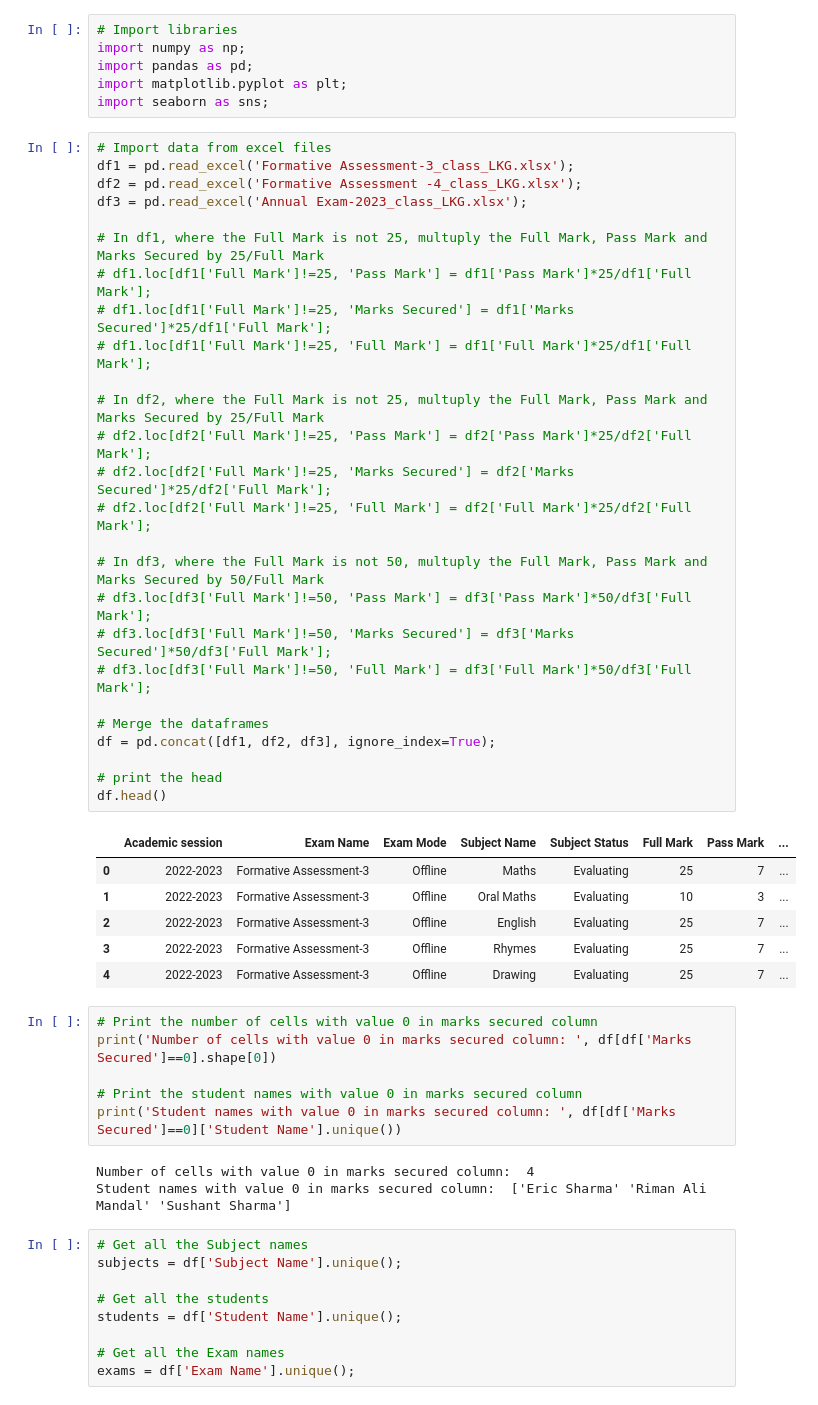
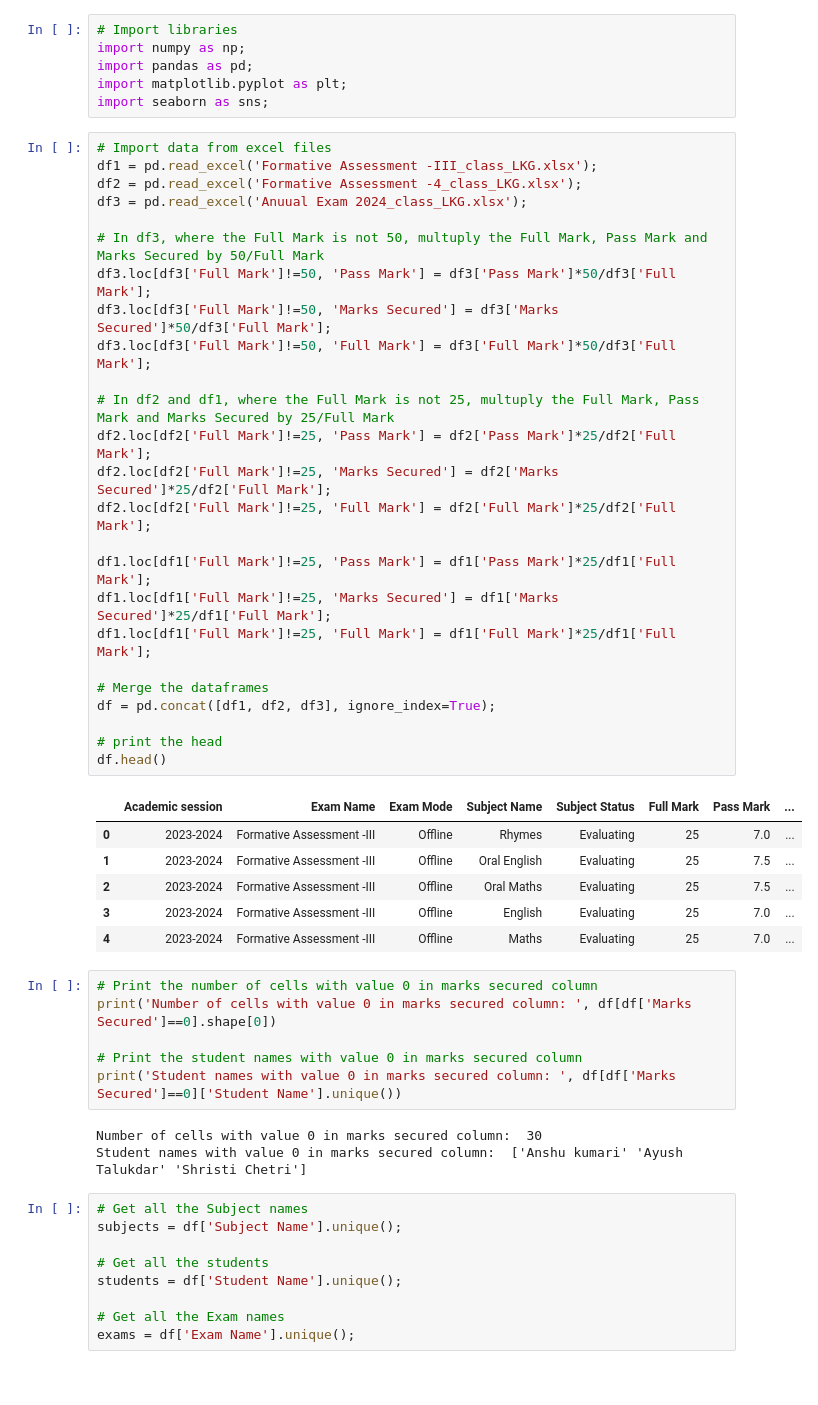
Before and after one commit to tek2991/Results, a Jupyter notebook: LKG/process_final.ipynb, the cells around one changed output. Saved outputs shown, nothing was run; the diff lists cells and outputs as text.

```diff
--- a/LKG/process_final.ipynb
+++ b/LKG/process_final.ipynb
@@ -6,37 +6,36 @@ import matplotlib.pyplot as plt;
 import seaborn as sns;
 # %%
 # Import data from excel files
-df1 = pd.read_excel('Formative Assessment-3_class_LKG.xlsx');
+df1 = pd.read_excel('Formative Assessment -III_class_LKG.xlsx');
 df2 = pd.read_excel('Formative Assessment -4_class_LKG.xlsx');
-df3 = pd.read_excel('Annual Exam-2023_class_LKG.xlsx');
-
-# In df1, where the Full Mark is not 25, multuply the Full Mark, Pass Mark and Marks Secured by 25/Full Mark
-# df1.loc[df1['Full Mark']!=25, 'Pass Mark'] = df1['Pass Mark']*25/df1['Full Mark'];
-# df1.loc[df1['Full Mark']!=25, 'Marks Secured'] = df1['Marks Secured']*25/df1['Full Mark'];
-# df1.loc[df1['Full Mark']!=25, 'Full Mark'] = df1['Full Mark']*25/df1['Full Mark'];
-
-# In df2, where the Full Mark is not 25, multuply the Full Mark, Pass Mark and Marks Secured by 25/Full Mark
-# df2.loc[df2['Full Mark']!=25, 'Pass Mark'] = df2['Pass Mark']*25/df2['Full Mark'];
-# df2.loc[df2['Full Mark']!=25, 'Marks Secured'] = df2['Marks Secured']*25/df2['Full Mark'];
-# df2.loc[df2['Full Mark']!=25, 'Full Mark'] = df2['Full Mark']*25/df2['Full Mark'];
+df3 = pd.read_excel('Anuual Exam 2024_class_LKG.xlsx');
 
 # In df3, where the Full Mark is not 50, multuply the Full Mark, Pass Mark and Marks Secured by 50/Full Mark
-# df3.loc[df3['Full Mark']!=50, 'Pass Mark'] = df3['Pass Mark']*50/df3['Full Mark'];
-# df3.loc[df3['Full Mark']!=50, 'Marks Secured'] = df3['Marks Secured']*50/df3['Full Mark'];
-# df3.loc[df3['Full Mark']!=50, 'Full Mark'] = df3['Full Mark']*50/df3['Full Mark'];
+df3.loc[df3['Full Mark']!=50, 'Pass Mark'] = df3['Pass Mark']*50/df3['Full Mark'];
+df3.loc[df3['Full Mark']!=50, 'Marks Secured'] = df3['Marks Secured']*50/df3['Full Mark'];
+df3.loc[df3['Full Mark']!=50, 'Full Mark'] = df3['Full Mark']*50/df3['Full Mark'];
+
+# In df2 and df1, where the Full Mark is not 25, multuply the Full Mark, Pass Mark and Marks Secured by 25/Full Mark
+df2.loc[df2['Full Mark']!=25, 'Pass Mark'] = df2['Pass Mark']*25/df2['Full Mark'];
+df2.loc[df2['Full Mark']!=25, 'Marks Secured'] = df2['Marks Secured']*25/df2['Full Mark'];
+df2.loc[df2['Full Mark']!=25, 'Full Mark'] = df2['Full Mark']*25/df2['Full Mark'];
+
+df1.loc[df1['Full Mark']!=25, 'Pass Mark'] = df1['Pass Mark']*25/df1['Full Mark'];
+df1.loc[df1['Full Mark']!=25, 'Marks Secured'] = df1['Marks Secured']*25/df1['Full Mark'];
+df1.loc[df1['Full Mark']!=25, 'Full Mark'] = df1['Full Mark']*25/df1['Full Mark'];
 
 # Merge the dataframes
 df = pd.concat([df1, df2, df3], ignore_index=True);
 
 # print the head
 df.head()
 # %% [output]
 |  | Academic session | Exam Name | Exam Mode | Subject Name | Subject Status | Full Mark | Pass Mark | ... |
-| 0 | 2022-2023 | Formative Assessment-3 | Offline | Maths | Evaluating | 25 | 7 | ... |
-| 1 | 2022-2023 | Formative Assessment-3 | Offline | Oral Maths | Evaluating | 10 | 3 | ... |
-| 2 | 2022-2023 | Formative Assessment-3 | Offline | English | Evaluating | 25 | 7 | ... |
-| 3 | 2022-2023 | Formative Assessment-3 | Offline | Rhymes | Evaluating | 25 | 7 | ... |
-| 4 | 2022-2023 | Formative Assessment-3 | Offline | Drawing | Evaluating | 25 | 7 | ... |
+| 0 | 2023-2024 | Formative Assessment -III | Offline | Rhymes | Evaluating | 25 | 7.0 | ... |
+| 1 | 2023-2024 | Formative Assessment -III | Offline | Oral English | Evaluating | 25 | 7.5 | ... |
+| 2 | 2023-2024 | Formative Assessment -III | Offline | Oral Maths | Evaluating | 25 | 7.5 | ... |
+| 3 | 2023-2024 | Formative Assessment -III | Offline | English | Evaluating | 25 | 7.0 | ... |
+| 4 | 2023-2024 | Formative Assessment -III | Offline | Maths | Evaluating | 25 | 7.0 | ... |
 # %%
 # Print the number of cells with value 0 in marks secured column
 print('Number of cells with value 0 in marks secured column: ', df[df['Marks Secured']==0].shape[0])
@@ -44,8 +43,8 @@ print('Number of cells with value 0 in marks secured column: ', df[df['Marks Sec
 # Print the student names with value 0 in marks secured column
 print('Student names with value 0 in marks secured column: ', df[df['Marks Secured']==0]['Student Name'].unique())
 # %% [output]
-Number of cells with value 0 in marks secured column:  4
-Student names with value 0 in marks secured column:  ['Eric Sharma' 'Riman Ali Mandal' 'Sushant Sharma']
+Number of cells with value 0 in marks secured column:  30
+Student names with value 0 in marks secured column:  ['Anshu kumari' 'Ayush Talukdar' 'Shristi Chetri']
 # %%
 # Get all the Subject names
 subjects = df['Subject Name'].unique();
```
Also changed, not shown: parts of 11 cells of this notebook, 38 other files.
